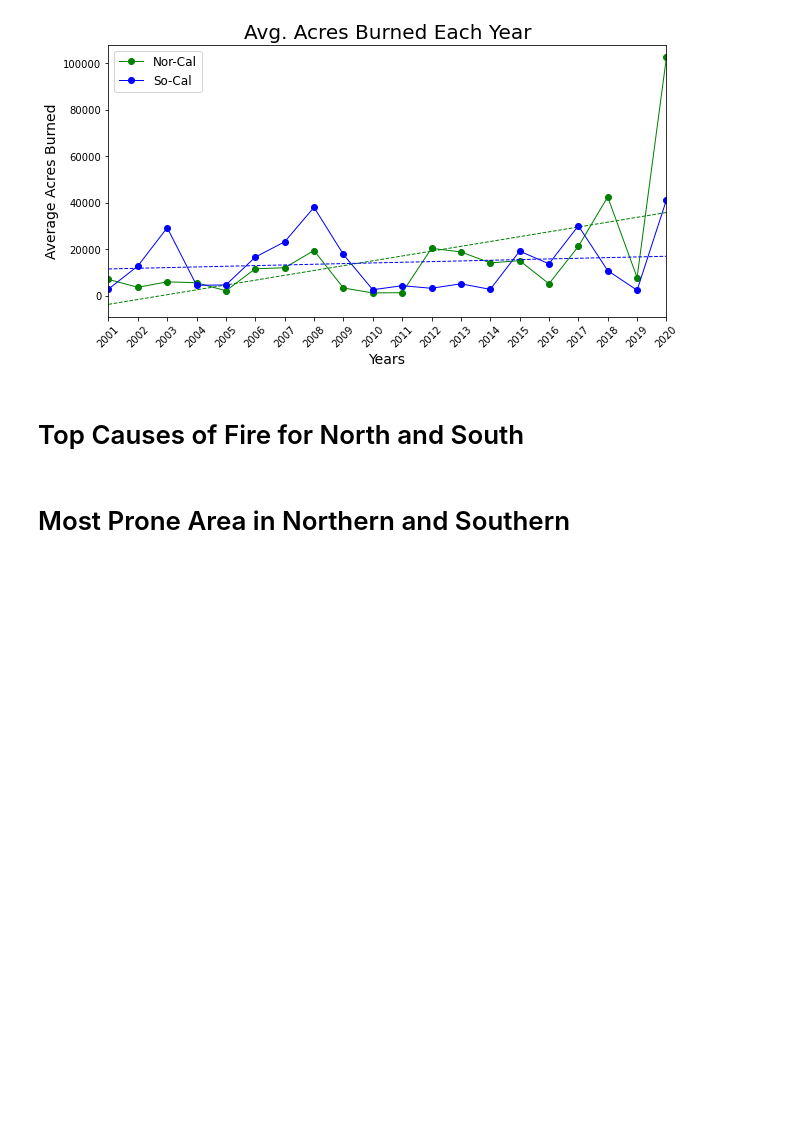
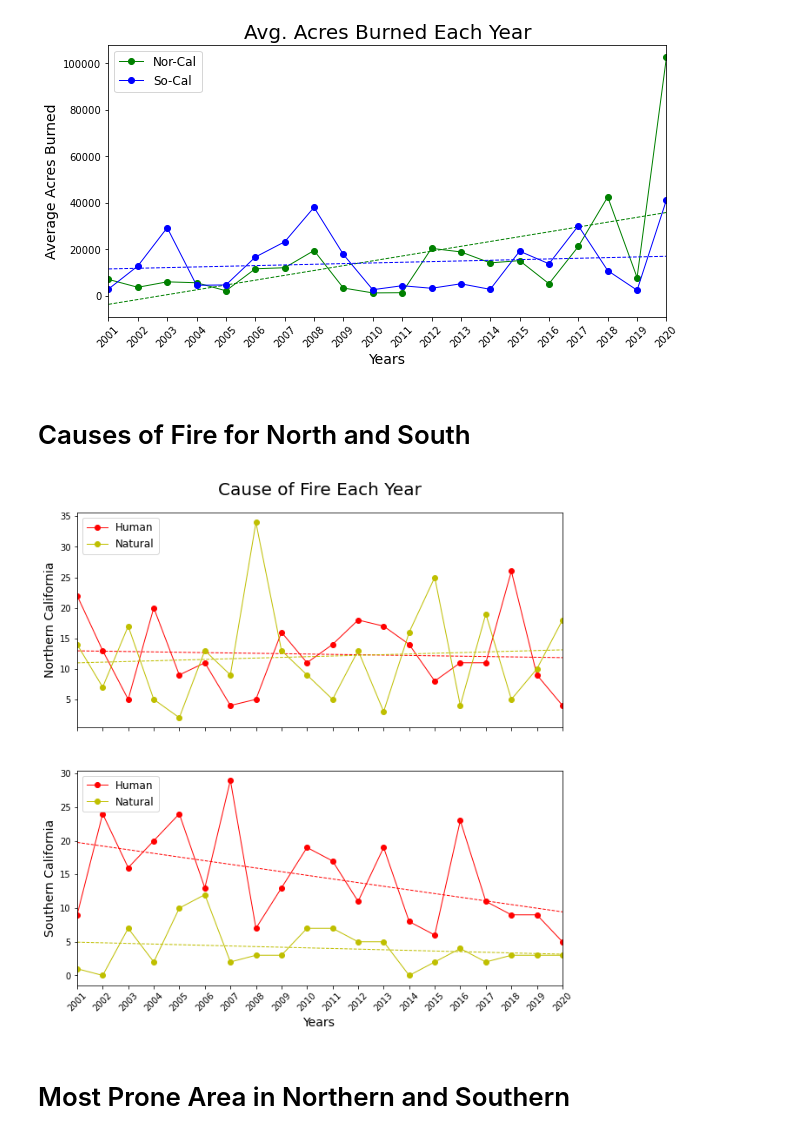
Before and after one commit to jakesb27/UCI_Project_1_GJW, a Jupyter notebook: California Fires.ipynb, the cells around one changed output. Cells and saved outputs as stored; diff of their text form; code cells hidden in the pictures; blank space fills up the shorter version.

Commit message:
added graphs for causes of fire for each year for northern and southern California

```diff
--- a/California Fires.ipynb
+++ b/California Fires.ipynb
@@ -109,7 +111,61 @@ plt.show()
 # %% [output]
 [figure]
 # %% [markdown]
-# Top Causes of Fire for North and South
+# Causes of Fire for North and South
+# %%
+norcal_human = norcal_fires.loc[norcal_fires['CAUSE_CLASS'] == 'Human'].reset_index(drop=True)
+norcal_human_year = norcal_human.groupby('FIRE_YEAR').count()['FPA_ID']
+nh_slope, nh_int, nh_r, nh_p, nh_std_err = stats.linregress(years, norcal_human_year)
+nh_fit = nh_slope * years + nh_int
+
+norcal_natural = norcal_fires.loc[norcal_fires['CAUSE_CLASS'] == 'Natural'].reset_index(drop=True)
+norcal_natural_year = norcal_natural.groupby('FIRE_YEAR').count()['FPA_ID']
+nn_slope, nn_int, nn_r, nn_p, nn_std_err = stats.linregress(years, norcal_natural_year)
+nn_fit = nn_slope * years + nn_int
+
+socal_human = socal_fires.loc[socal_fires['CAUSE_CLASS'] == 'Human'].reset_index(drop=True)
+socal_human_year = socal_human.groupby('FIRE_YEAR').count()['FPA_ID']
+sh_slope, sh_int, sh_r, sh_p, sh_std_err = stats.linregress(years, socal_human_year)
+sh_fit = sh_slope * years + sh_int
+
+socal_natural = socal_fires.loc[socal_fires['CAUSE_CLASS'] == 'Natural'].reset_index(drop=True)
+
+# Adding blank row to dataframe for years where there were no natural fires to calculate regression
+# Not doing so will cause an array dimension error
+socal_natural = socal_natural.append({'FIRE_YEAR': 2002, 'FIRE_NAME': 'None'}, ignore_index=True)
+socal_natural = socal_natural.append({'FIRE_YEAR': 2014, 'FIRE_NAME': 'None'}, ignore_index=True)
+
+socal_natural_year = socal_natural.groupby('FIRE_YEAR').count().sort_values('FIRE_YEAR')['FPA_ID']
+sn_slope, sn_int, sn_r, sn_p, sn_std_err = stats.linregress(years, socal_natural_year)
+sn_fit = sn_slope * years + sn_int
+
+fig, [ax1, ax2] = plt.subplots(2, sharex=True, figsize=(10, 10))
+plt.xticks(years, rotation=45)
+
+ax1.set_xlim(min(years), max(years))
+ax1.plot(years, norcal_human_year, linewidth=1, marker="o", color='r', label="Human")
+ax1.plot(years, nh_fit, "r--", linewidth=1)
+
+ax1.plot(years, norcal_natural_year, linewidth=1, marker="o", color='y', label="Natural")
+ax1.plot(years, nn_fit, "y--", linewidth=1)
+
+ax1.legend(loc='upper left', fontsize=12)
+ax1.set_ylabel("Northern California", fontsize=14)
+ax1.set_title("Cause of Fire Each Year", fontsize=20, pad=20)
+
+ax2.plot(years, socal_human_year, linewidth=1, marker="o", color='r', label="Human")
+ax2.plot(years, sh_fit, "r--", linewidth=1)
+
+ax2.plot(years, socal_natural_year, linewidth=1, marker="o", color='y', label="Natural")
+ax2.plot(years, sn_fit, "y--", linewidth=1)
+
+ax2.legend(loc='upper left', fontsize=12)
+ax2.set_ylabel("Southern California", fontsize=14)
+ax2.set_xlabel("Years", fontsize=14)
+
+plt.show()
+# %% [output]
+[figure, added]
 # %% [markdown]
 # Most Prone Area in Northern and Southern
 # %% [markdown]
```
Also changed, not shown: parts of 2 cells of this notebook.
